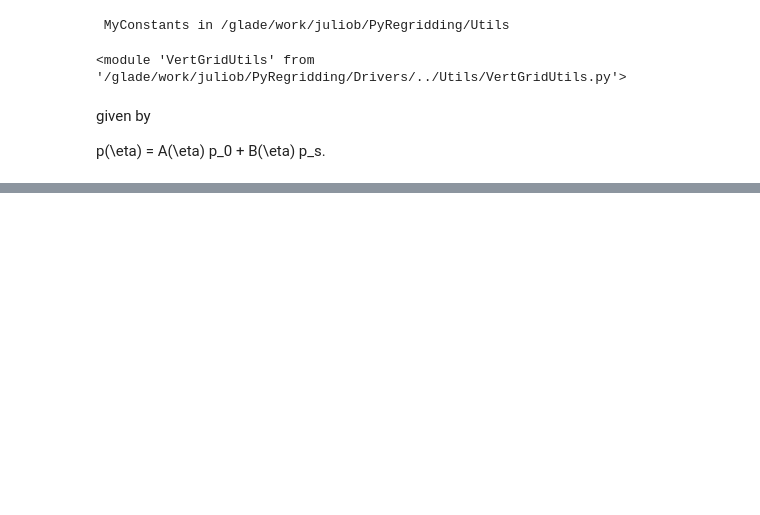
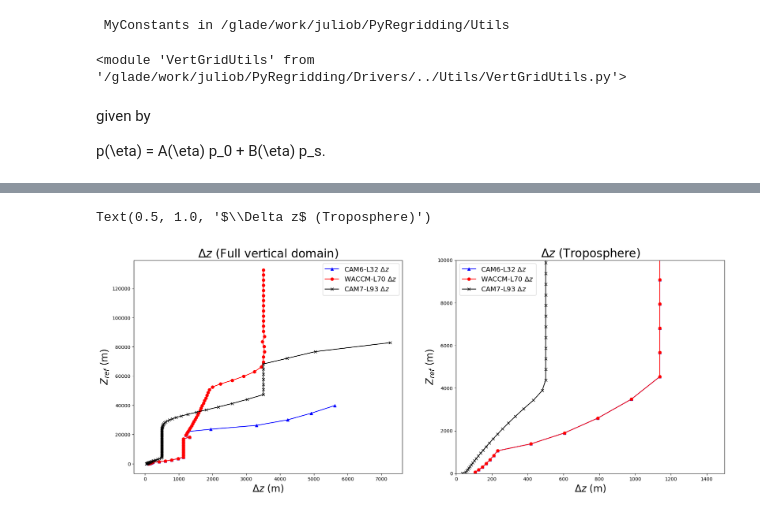
Before and after one commit to JulioTBacmeister/PyRegridding, a Jupyter notebook: Drivers/VgridCompare.ipynb, the cells around one changed output, grey strips where cells are left out. Saved outputs shown, nothing was run; the diff lists cells and outputs as text; code cells hidden in the pictures; blank space fills up the shorter version.

```diff
--- a/Drivers/VgridCompare.ipynb
+++ b/Drivers/VgridCompare.ipynb
@@ -154,3 +177,56 @@ Text(0.5, 1.0, '$\\Delta z~\\mathrm{over}~ P_{sfc}=1000 \\mathrm{hPa}$')
+# %%
+psfc = 1_000.
+pp_A = 1_000. * hyai_A   + psfc * hybi_A
+pp_B = 1_000. * hyai_B   + psfc * hybi_B
+pp_C = 1_000. * hyai_C   + psfc * hybi_C
+z_A = -7_000. * np.log( pp_A/1_000. )
+z_B = -7_000. * np.log( pp_B/1_000. )
+z_C = -7_000. * np.log( pp_C/1_000. )
+
+dz_A = -( z_A[1:]-z_A[0:-1]  )
+dz_B = -( z_B[1:]-z_B[0:-1] )
+dz_C = -( z_C[1:]-z_C[0:-1] )
+
+zo_A = 0.5*( z_A[1:]+z_A[0:-1]  )
+zo_B = 0.5*( z_B[1:]+z_B[0:-1] )
+zo_C = 0.5*( z_C[1:]+z_C[0:-1] )
+
+
+
+fig,ax=plt.subplots( 1,2, squeeze=False, figsize=(22,8) )
+ax=ax.flatten()
+p=0
+ax[p].plot(dz_C , zo_C  , '^-' ,color='blue' , label =f'{C.exp} $\Delta z$' )
+ax[p].plot(dz_A , zo_A  , 'o-' ,color='red' , label =f'{A.exp} $\Delta z$' )
+ax[p].plot(dz_B , zo_B ,  'x-' ,color='black' , label =f'{B.exp} $\Delta z$'  )
+#ax[p].set_ylim( (0., 10_000. ))
+#ax[p].set_xlim( (0., 1_500. ))
+
+#plt.ylim( (1000.,0.) )
+ax[p].legend(fontsize=14)
+ax[p].set_ylabel( "$Z_{ref}$ (m)" ,fontsize=20)
+ax[p].set_xlabel( "$\Delta z$ (m)" ,fontsize=20)
+
+ax[p].set_title( r"$\Delta z$ (Full vertical domain)", fontsize=24 )
+#ax[p].set_title( "$\Delta z~\mathrm{over}~ P_{sfc}=1000 \mathrm{hPa}$", fontsize=24 )
+
+p=1
+ax[p].plot(dz_C , zo_C  , '^-' ,color='blue' , label =f'{C.exp} $\Delta z$' )
+ax[p].plot(dz_A , zo_A  , 'o-' ,color='red' , label =f'{A.exp} $\Delta z$' )
+ax[p].plot(dz_B , zo_B ,  'x-' ,color='black' , label =f'{B.exp} $\Delta z$'  )
+ax[p].set_ylim( (0., 10_000. ))
+ax[p].set_xlim( (0., 1_500. ))
+
+#plt.ylim( (1000.,0.) )
+ax[p].legend(fontsize=14)
+ax[p].set_ylabel( "$Z_{ref}$ (m)" ,fontsize=20)
+ax[p].set_xlabel( "$\Delta z$ (m)" ,fontsize=20)
+
+ax[p].set_title( r"$\Delta z$ (Troposphere)", fontsize=24 )
+#ax[p].set_title( r"$\Delta z~\mathrm{over}~ P_{sfc}=1000 \mathrm{hPa}$", fontsize=24 )
+# %% [output]
+Text(0.5, 1.0, '$\\Delta z$ (Troposphere)')
+[figure, added]
 # %%
 psfc = 1_000.
 #psfc=450.
```
Also changed, not shown: parts of 6 cells of this notebook, 5 other files.
